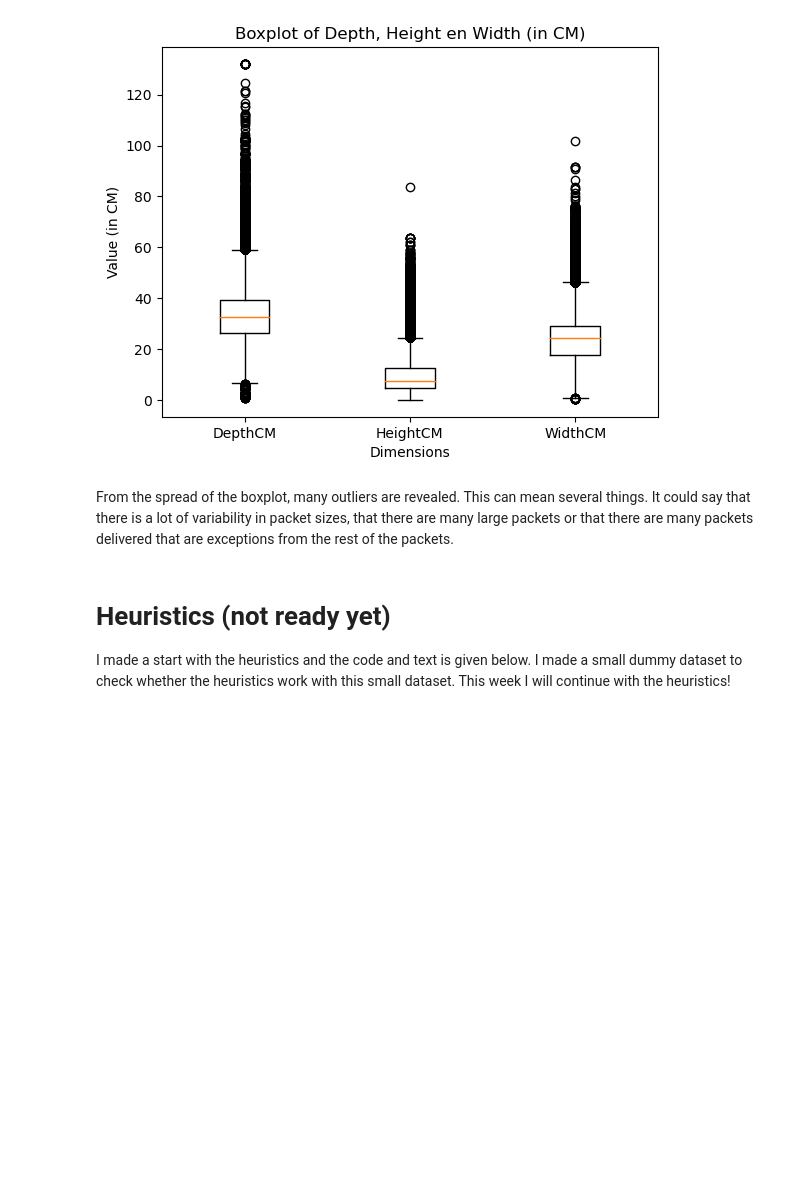
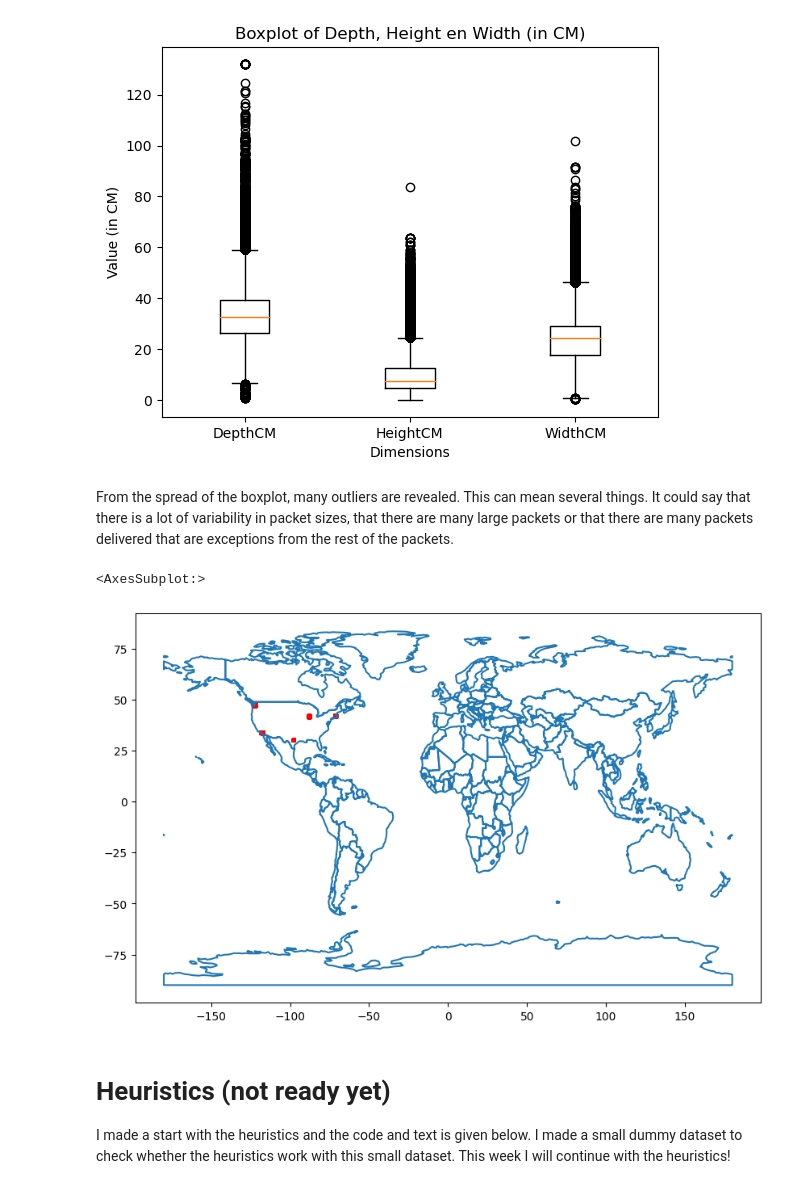
Before and after one commit to ftamsma/Group33_TIL, a Jupyter notebook: project_template.ipynb, the cells around one changed output. Saved outputs shown, nothing was run; the diff lists cells and outputs as text; code cells hidden in the pictures; blank space fills up the shorter version.

Commit message:
push missing data check and maps

```diff
--- a/project_template.ipynb
+++ b/project_template.ipynb
@@ -253,3 +265,15 @@ plt.show()
 [figure]
 # %% [markdown]
 From the spread of the boxplot, many outliers are revealed. This can mean several things. It could say that there is a lot of variability in packet sizes, that there are many large packets or that there are many packets delivered that are exceptions from the rest of the packets.
+# %%
+import geopandas as gpd
+
+gdf = gpd.GeoDataFrame(df_route, geometry=gpd.points_from_xy(df_route['lng'], df_route['lat']), crs="EPSG:4326")
+
+# Plot the GeoDataFrame
+world = gpd.read_file(gpd.datasets.get_path('naturalearth_lowres'))
+ax = world.boundary.plot(figsize=(10, 10))
+gdf.plot(ax=ax, marker='o', color='red', markersize=5)
+# %% [output]
+<AxesSubplot:>
+[figure, added]
```
Also changed, not shown: parts of 4 cells of this notebook.
